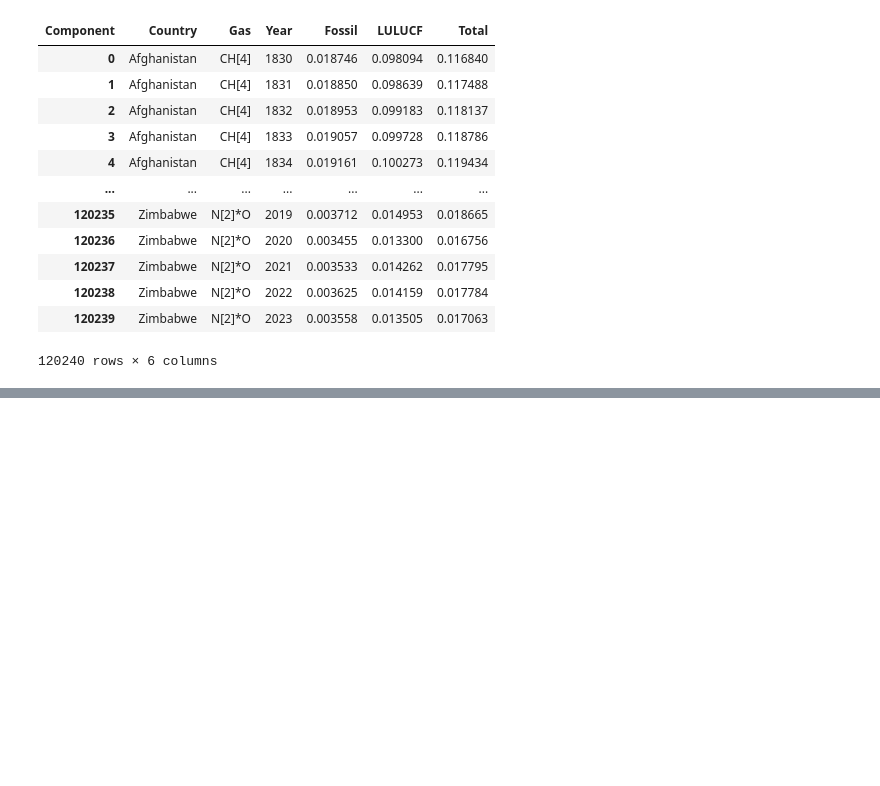
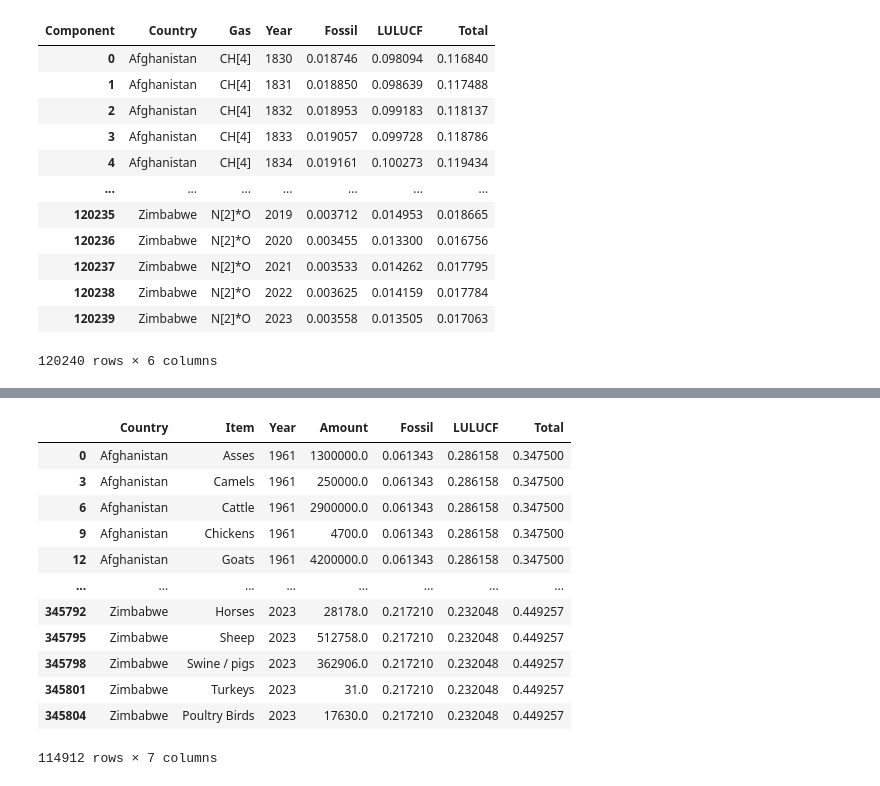
Before and after one commit to nkar20/wics2025, a Jupyter notebook: livestock_emissions.ipynb, the cells around one changed output, grey strips where cells are left out. Cells and saved outputs as stored; diff of their text form; code cells hidden in the pictures; blank space fills up the shorter version.

```diff
--- a/livestock_emissions.ipynb
+++ b/livestock_emissions.ipynb
@@ -299,4 +299,18 @@ df_livestock_emissions = df_livestock_emissions[df_livestock_emissions['Gas']=='
 # %%
 df_livestock_emissions = df_livestock_emissions.drop(columns='Gas')
 # %%
-df_livestock_e
+df_livestock_emissions
+# %% [output]
+|  | Country | Item | Year | Amount | Fossil | LULUCF | Total |
+| 0 | Afghanistan | Asses | 1961 | 1300000.0 | 0.061343 | 0.286158 | 0.347500 |
+| 3 | Afghanistan | Camels | 1961 | 250000.0 | 0.061343 | 0.286158 | 0.347500 |
+| 6 | Afghanistan | Cattle | 1961 | 2900000.0 | 0.061343 | 0.286158 | 0.347500 |
+| 9 | Afghanistan | Chickens | 1961 | 4700.0 | 0.061343 | 0.286158 | 0.347500 |
+| 12 | Afghanistan | Goats | 1961 | 4200000.0 | 0.061343 | 0.286158 | 0.347500 |
+| ... | ... | ... | ... | ... | ... | ... | ... |
+| 345792 | Zimbabwe | Horses | 2023 | 28178.0 | 0.217210 | 0.232048 | 0.449257 |
+| 345795 | Zimbabwe | Sheep | 2023 | 512758.0 | 0.217210 | 0.232048 | 0.449257 |
+| 345798 | Zimbabwe | Swine / pigs | 2023 | 362906.0 | 0.217210 | 0.232048 | 0.449257 |
+| 345801 | Zimbabwe | Turkeys | 2023 | 31.0 | 0.217210 | 0.232048 | 0.449257 |
+| 345804 | Zimbabwe | Poultry Birds | 2023 | 17630.0 | 0.217210 | 0.232048 | 0.449257 |
+114912 rows × 7 columns
```
Also changed, not shown: parts of 4 cells of this notebook, 1 other file.
